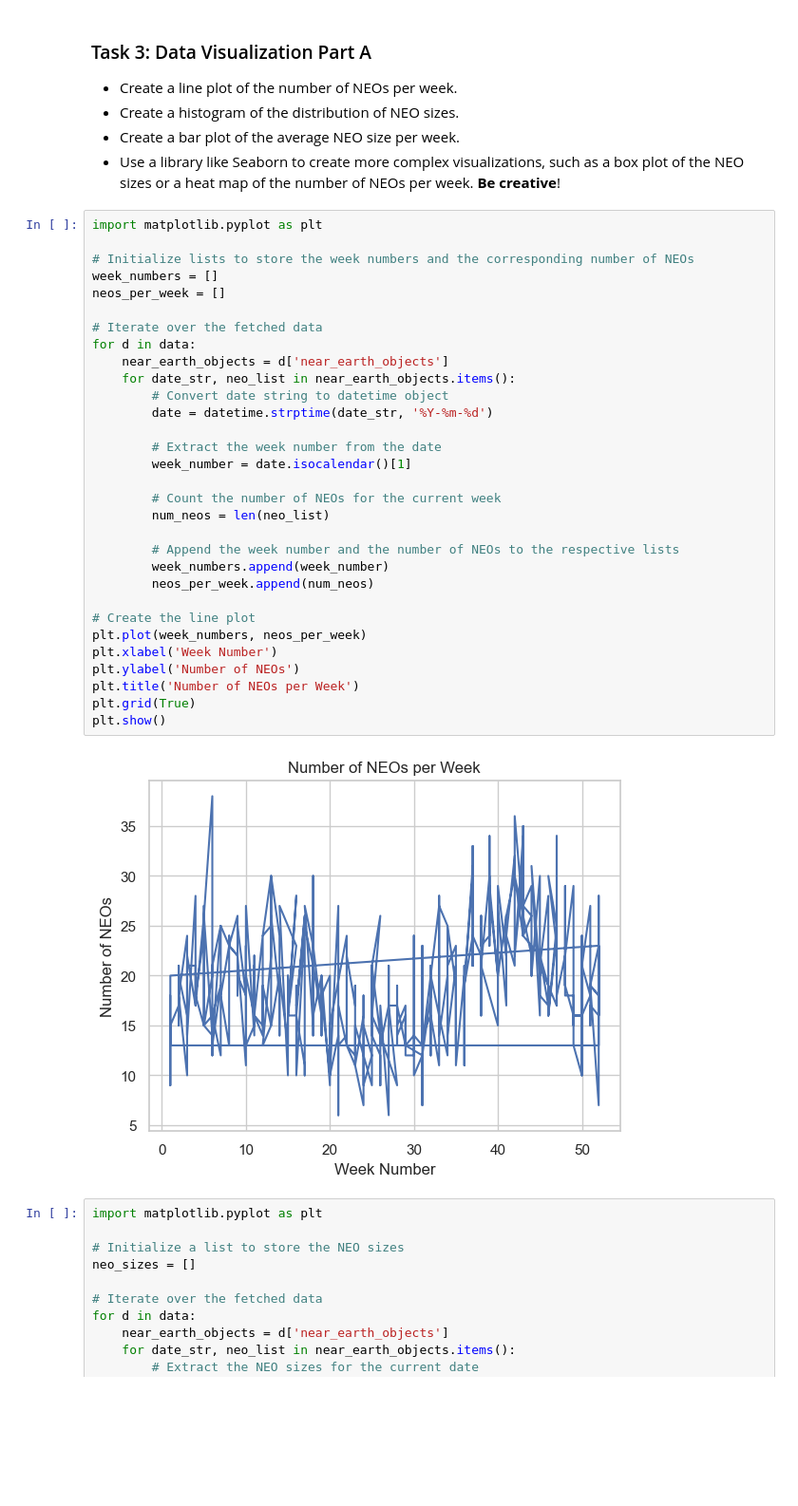
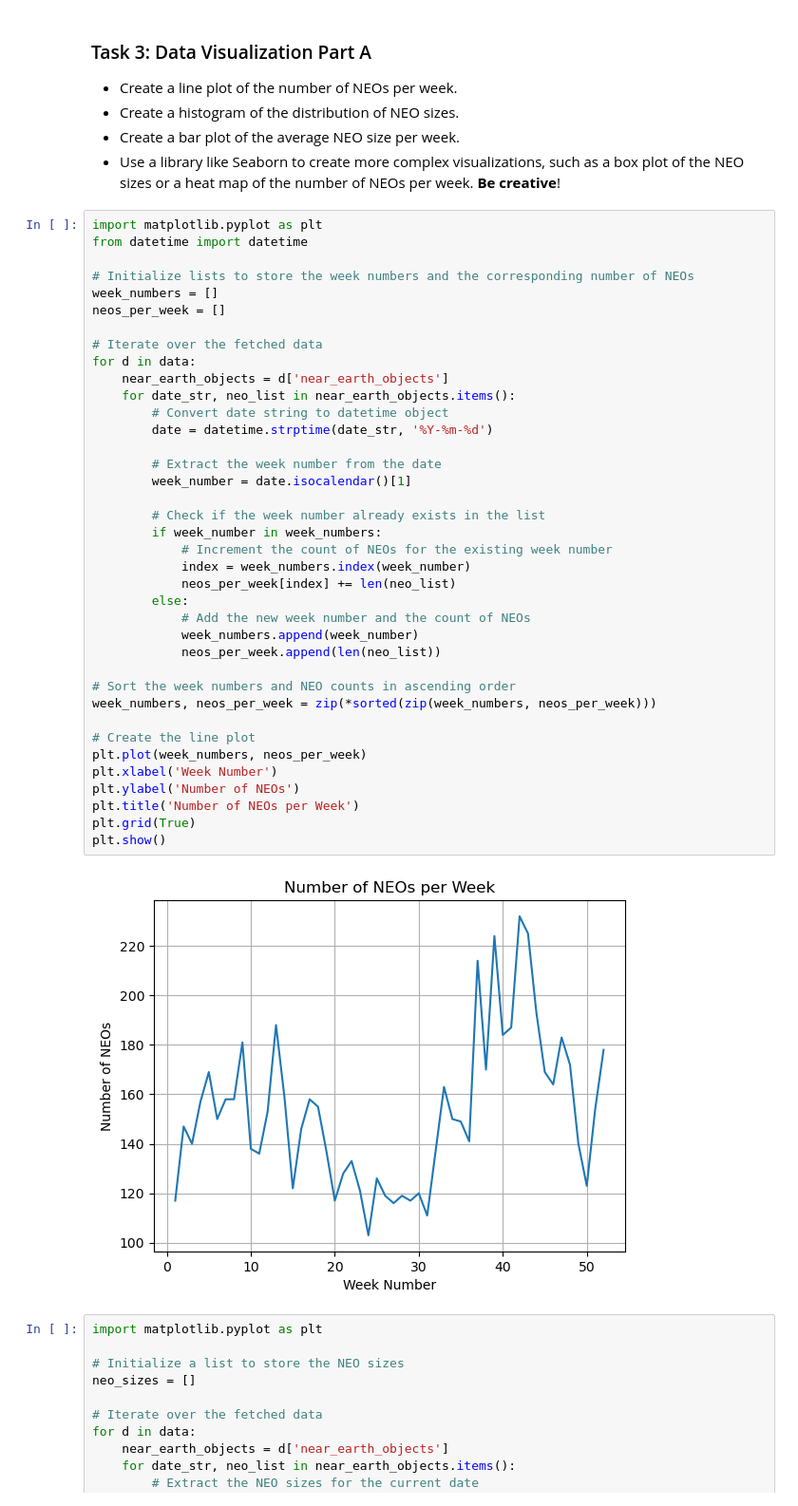
Before and after one commit to Vranov14/Stat-3-ugers, a Jupyter notebook: Individual_work/Group4_5_nasa_data_collection_and_visualization.ipynb, the cells around one changed output. Shown at 95% size. Cells and saved outputs as stored; diff of their text form; blank space fills up the shorter version.

```diff
--- a/Individual_work/Group4_5_nasa_data_collection_and_visualization.ipynb
+++ b/Individual_work/Group4_5_nasa_data_collection_and_visualization.ipynb
@@ -290,37 +290,44 @@ Correlation between Size and Hazardous Status: 0.2567859111129898
 - Use a library like Seaborn to create more complex visualizations, such as a box plot of the NEO sizes or a heat map of the number of NEOs per week. **Be creative**!
 # %%
 import matplotlib.pyplot as plt
+from datetime import datetime
 
 # Initialize lists to store the week numbers and the corresponding number of NEOs
 week_numbers = []
 neos_per_week = []
 
 # Iterate over the fetched data
 for d in data:
     near_earth_objects = d['near_earth_objects']
     for date_str, neo_list in near_earth_objects.items():
         # Convert date string to datetime object
         date = datetime.strptime(date_str, '%Y-%m-%d')
 
         # Extract the week number from the date
         week_number = date.isocalendar()[1]
 
-        # Count the number of NEOs for the current week
-        num_neos = len(neo_list)
+        # Check if the week number already exists in the list
+        if week_number in week_numbers:
+            # Increment the count of NEOs for the existing week number
+            index = week_numbers.index(week_number)
+            neos_per_week[index] += len(neo_list)
+        else:
+            # Add the new week number and the count of NEOs
+            week_numbers.append(week_number)
+            neos_per_week.append(len(neo_list))
 
-        # Append the week number and the number of NEOs to the respective lists
-        week_numbers.append(week_number)
-        neos_per_week.append(num_neos)
+# Sort the week numbers and NEO counts in ascending order
+week_numbers, neos_per_week = zip(*sorted(zip(week_numbers, neos_per_week)))
 
 # Create the line plot
 plt.plot(week_numbers, neos_per_week)
 plt.xlabel('Week Number')
 plt.ylabel('Number of NEOs')
 plt.title('Number of NEOs per Week')
 plt.grid(True)
 plt.show()
 # %% [output]
-[figure, old version]
+[figure, new version]
 # %%
 import matplotlib.pyplot as plt
 
```
Also changed, not shown: parts of 2 cells of this notebook.
